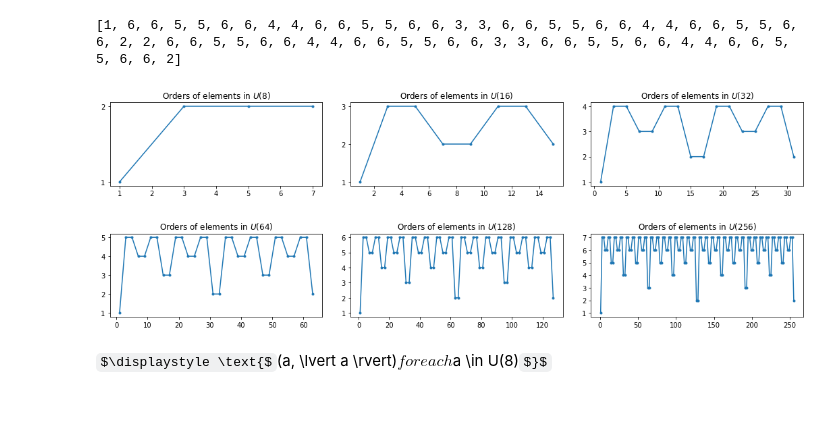
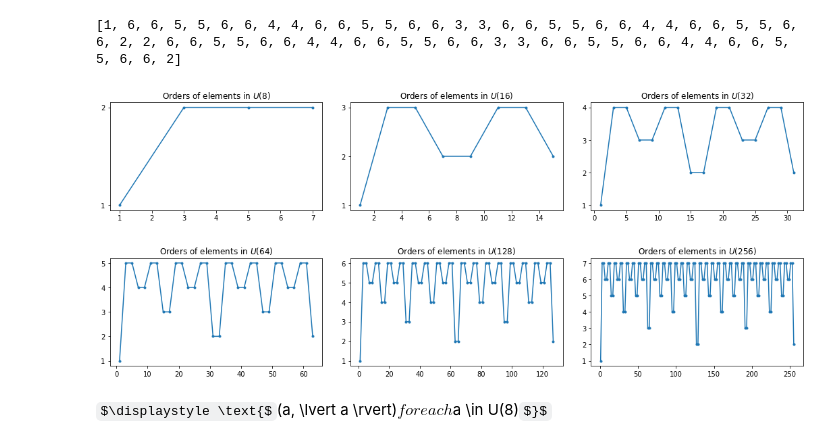
Before and after one commit to veggiedefender/notebooks, a Jupyter notebook: multiplicative-group/multiplicative-group.ipynb, the cells around one changed output. Cells and saved outputs as stored; diff of their text form; code cells hidden in the pictures; some formulas as TeX source; blank space fills up the shorter version.

```diff
--- a/multiplicative-group/multiplicative-group.ipynb
+++ b/multiplicative-group/multiplicative-group.ipynb
@@ -67,23 +67,22 @@ $\displaystyle \text{$\lvert a \rvert$ for each $a \in U(64)$}$
 [1, 5, 5, 4, 4, 5, 5, 3, 3, 5, 5, 4, 4, 5, 5, 2, 2, 5, 5, 4, 4, 5, 5, 3, 3, 5, 5, 4, 4, 5, 5, 2]
 $\displaystyle \text{$\lvert a \rvert$ for each $a \in U(128)$}$
 [1, 6, 6, 5, 5, 6, 6, 4, 4, 6, 6, 5, 5, 6, 6, 3, 3, 6, 6, 5, 5, 6, 6, 4, 4, 6, 6, 5, 5, 6, 6, 2, 2, 6, 6, 5, 5, 6, 6, 4, 4, 6, 6, 5, 5, 6, 6, 3, 3, 6, 6, 5, 5, 6, 6, 4, 4, 6, 6, 5, 5, 6, 6, 2]
-# %%
-def plot_orders(exponents):
-    num_rows = 2
-    fig, axes = plt.subplots(num_rows, len(exponents) // num_rows, figsize=(15, 5))
-    fig.tight_layout(h_pad=5)
-
-    for n, ax in zip(exponents, axes.flatten()):
-        ax.set_title(rf'Orders of elements in $U({2**n})$')
-        ax.yaxis.set_major_locator(MaxNLocator(integer=True)) # force integer axis ticks
-
-        u = U(2**n)
-        u_orders = [order(a, 2**n) for a in u]
-        ax.plot(u, u_orders, '.-')
-
-plot_orders([3, 4, 5, 6, 7, 8])
-# %% [output]
-[figure, removed]
+# %%
+def plot_orders(exponents, num_rows):
+    fig, axes = plt.subplots(num_rows, len(exponents) // num_rows, figsize=(15, 3 * num_rows))
+    fig.tight_layout(h_pad=5)
+
+    for n, ax in zip(exponents, axes.flatten()):
+        ax.set_title(rf'Orders of elements in $U({2**n})$')
+        ax.yaxis.set_major_locator(MaxNLocator(integer=True)) # force integer axis ticks
+
+        u = U(2**n)
+        u_orders = [order(a, 2**n) for a in u]
+        ax.plot(u, u_orders, '.-')
+
+plot_orders([3, 4, 5, 6, 7, 8], num_rows=2)
+# %% [output]
+[figure, added]
 # %%
 for n in range(3, 10):
     display(Math(rf'\text{{$(a, \lvert a \rvert)$ for each $a \in U({2**n})$}}')) # fancy latex headings
```
Also changed, not shown: parts of 12 cells of this notebook.
